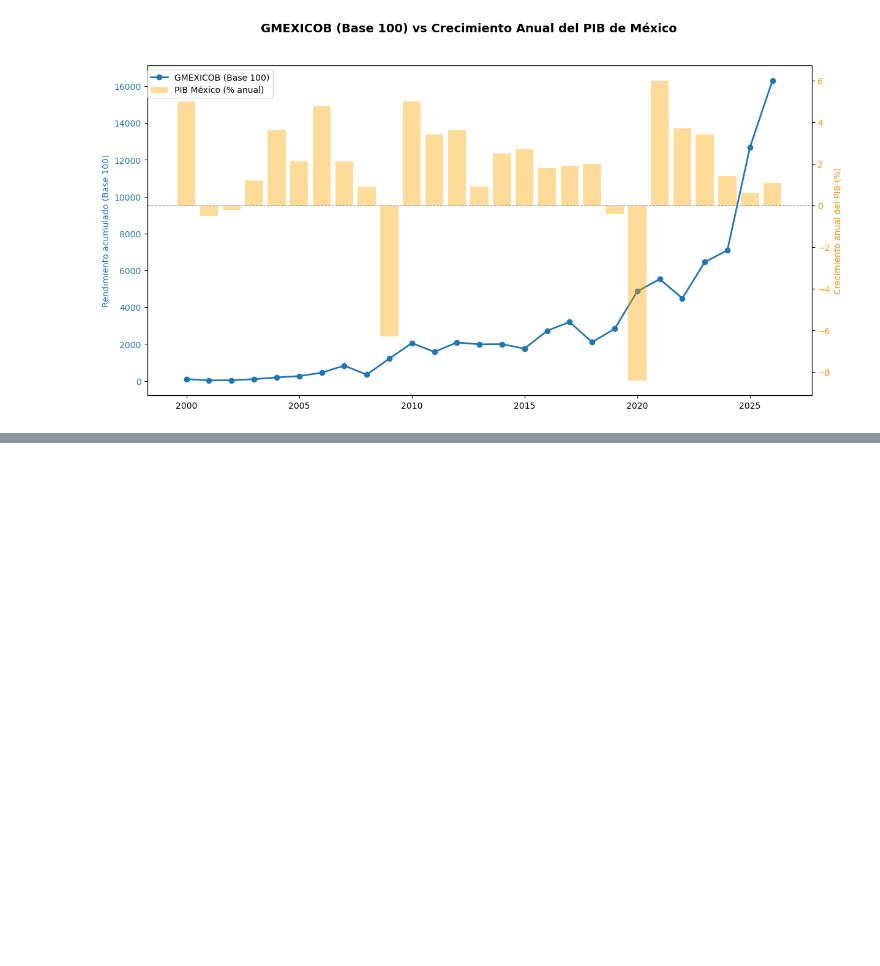
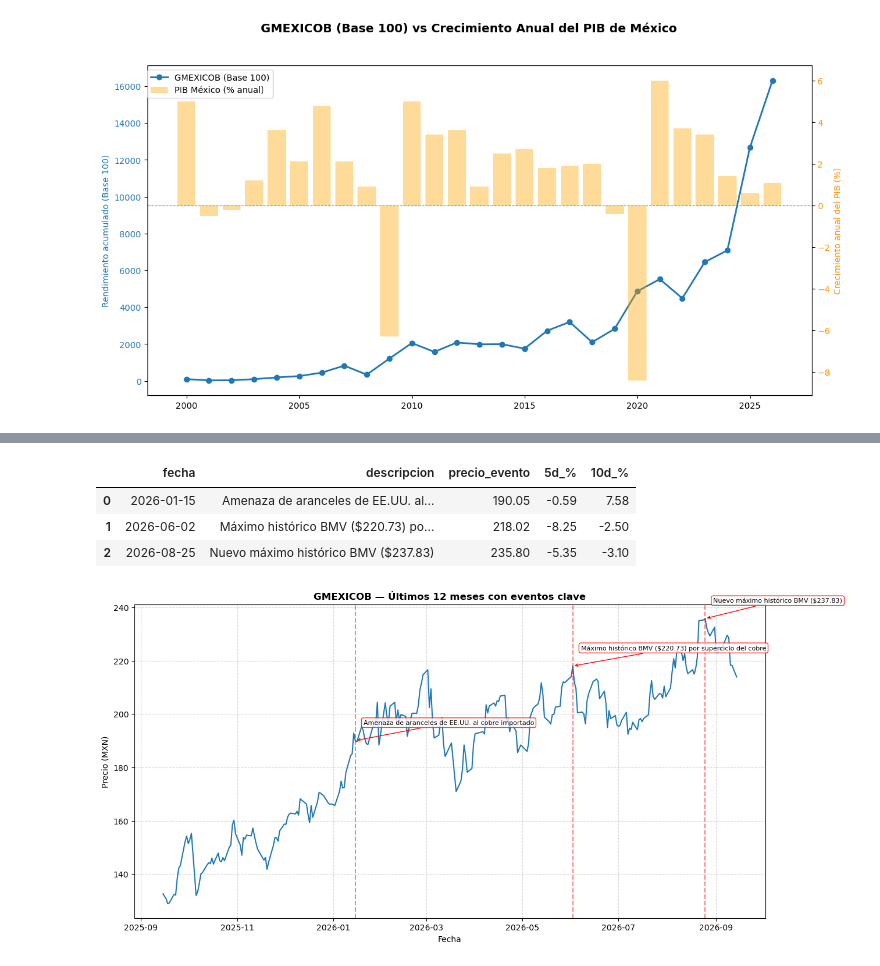
Before and after one commit to perezvic20067/analisis_del_riesgo_gmexico, a Jupyter notebook: entregables/entrega2_analisis.ipynb, the cells around one changed output, grey strips where cells are left out. Drawn from its saved outputs; the diff is of its cells as text; code cells hidden in the pictures; blank space fills up the shorter version.

```diff
--- a/entregables/entrega2_analisis.ipynb
+++ b/entregables/entrega2_analisis.ipynb
@@ -246,0 +301,59 @@ R = -0.366  |  R² = 0.134  |  p-value = 0.072
+# %%
+# Gráfico últimos 12 meses + reacción a eventos
+
+# Contexto de los datos (Sept 2025 – Sept 2026):
+# Para explicar las fluctuaciones del precio en este periodo, relacionamos la gráfica con eventos reales del sector.
+# Destacan dos momentos clave: la caída/freno de enero de 2026 provocado por la amenaza de aranceles estadounidenses al cobre, y el fuerte impulso del superciclo del cobre que llevó a la empresa a registrar dos máximos históricos en junio y agosto de 2026.
+
+eventos_12m = [
+    {"fecha": "2026-01-15", "descripcion": "Amenaza de aranceles de EE.UU. al cobre importado"},
+    {"fecha": "2026-06-02", "descripcion": "Máximo histórico BMV ($220.73) por superciclo del cobre"},
+    {"fecha": "2026-08-25", "descripcion": "Nuevo máximo histórico BMV ($237.83)"},
+]
+
+def reaccion_precio(df, fecha_evento, dias=(5, 10)):
+    fecha_evento = pd.to_datetime(fecha_evento)
+    antes = df.loc[:fecha_evento]
+    if antes.empty:
+        return None, {}
+    precio0 = antes.iloc[-1]["adj_close"]
+    reacciones = {}
+    for d in dias:
+        despues = df.loc[fecha_evento:].iloc[: d + 1]
+        reacciones[f"{d}d_%"] = round((despues.iloc[d]["adj_close"] / precio0 - 1) * 100, 2) if len(despues) > d else None
+    return precio0, reacciones
+
+resumen_eventos = []
+for ev in eventos_12m:
+    precio0, reacciones = reaccion_precio(df_gmexico, ev["fecha"])
+    resumen_eventos.append({"fecha": ev["fecha"], "descripcion": ev["descripcion"], "precio_evento": round(precio0, 2), **reacciones})
+
+tabla_eventos = pd.DataFrame(resumen_eventos)
+tabla_eventos
+# %% [output]
+|  | fecha | descripcion | precio_evento | 5d_% | 10d_% |
+| 0 | 2026-01-15 | Amenaza de aranceles de EE.UU. al... | 190.05 | -0.59 | 7.58 |
+| 1 | 2026-06-02 | Máximo histórico BMV ($220.73) po... | 218.02 | -8.25 | -2.50 |
+| 2 | 2026-08-25 | Nuevo máximo histórico BMV ($237.83) | 235.80 | -5.35 | -3.10 |
+# %%
+fecha_inicio_12m = df_gmexico.index.max() - pd.Timedelta(days=365)
+ultimos_12m = df_gmexico.loc[fecha_inicio_12m:]
+
+fig, ax = plt.subplots(figsize=(14, 7))
+ax.plot(ultimos_12m.index, ultimos_12m["adj_close"], color="#1f77b4", linewidth=1.5)
+
+for ev in eventos_12m:
+    fecha = pd.to_datetime(ev["fecha"])
+    precio_cercano = ultimos_12m.loc[:fecha].iloc[-1]["adj_close"]
+    ax.axvline(fecha, color="red", linestyle="--", alpha=0.5)
+    ax.annotate(ev["descripcion"], xy=(fecha, precio_cercano), xytext=(10, 20), textcoords="offset points",
+                fontsize=8, bbox=dict(boxstyle="round", fc="white", ec="red", alpha=0.8),
+                arrowprops=dict(arrowstyle="->", color="red"))
+
+ax.set_title("GMEXICOB — Últimos 12 meses con eventos clave", fontweight="bold")
+ax.set_xlabel("Fecha"); ax.set_ylabel("Precio (MXN)")
+ax.grid(True, linestyle="--", alpha=0.5)
+plt.savefig(os.path.join("..", "graficas", "ultimos_12m_eventos.png"), dpi=300, bbox_inches="tight")
+plt.show()
+# %% [output]
+[figure, added]
```
Also changed, not shown: parts of 5 cells of this notebook, 2 other files.
